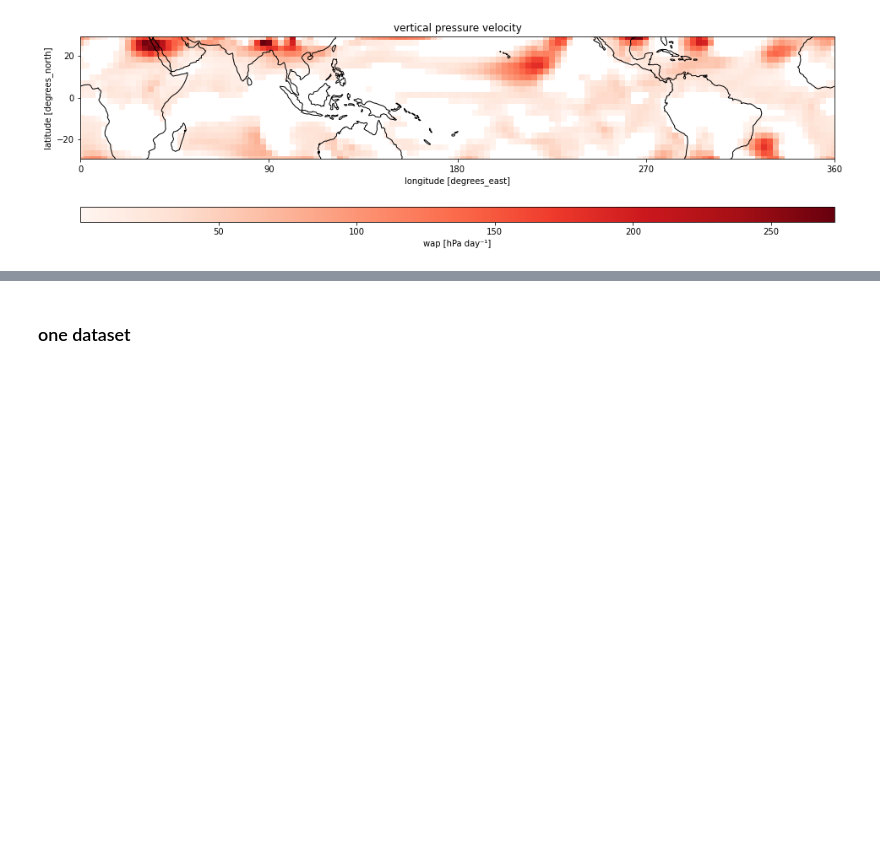
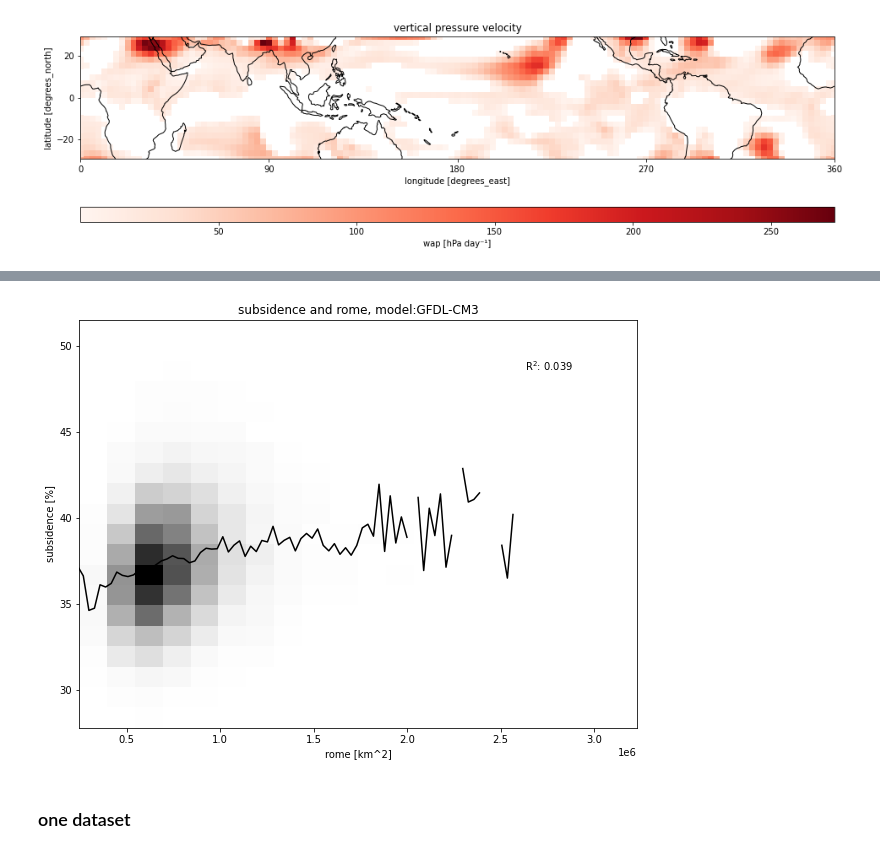
Before and after one commit to PBlackberg/phd, a Jupyter notebook: plotting/correlations/org_circ/org_wap.ipynb, the cells around one changed output, grey strips where cells are left out. Drawn from its saved outputs; the diff is of its cells as text; code cells hidden in the pictures; blank space fills up the shorter version.

```diff
--- a/plotting/correlations/org_circ/org_wap.ipynb
+++ b/plotting/correlations/org_circ/org_wap.ipynb
@@ -201,3 +265,26 @@ NameError: name 'resample_timeMean' is not defined
+# %%
+timeMean_options = [
+    # 'annual',
+    # 'monthly',
+    'daily'
+    ]
+
+x = resample_timeMean(org, timeMean_options[0])
+aWeights = np.cos(np.deg2rad(data.lat))
+y = data.weighted(aWeights).mean(dim=('lat','lon'))
+
+fig = plt.figure()
+ax= fig.add_subplot()
+
+plt.hist2d(x,y,[20,20], cmap ='Greys') #, vmin=0, vmax=300)
+plot_bins(x,y, ax)
+
+plt.title('{} and {}, model:{}'.format(data_options[0], org_options[0], datasets[0]))
+plt.xlabel('{} [{}]'.format(org_options[0], org.units))
+plt.ylabel('{} [{}]'.format(data_options[0], '%'))
+plt.show()
+# %% [output]
+[figure, added]
 # %% [markdown]
 ### one dataset
 # %%
```
Also changed, not shown: parts of 9 cells of this notebook, 5 other files.
